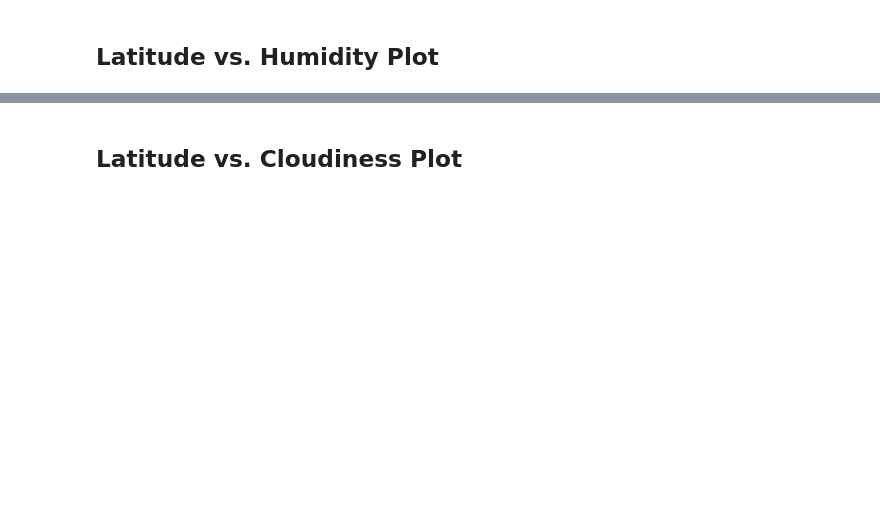
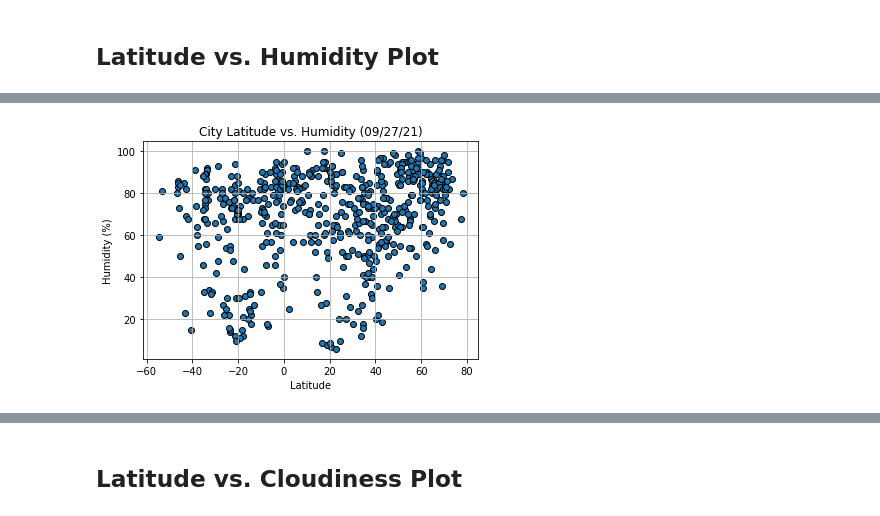
Before and after one commit to jrw99/python-api-challenge, a Jupyter notebook: code/WeatherPy.ipynb, the cells around one changed output, grey strips where cells are left out. Drawn from its saved outputs; the diff is of its cells as text; code cells hidden in the pictures; blank space fills up the shorter version.

```diff
--- a/code/WeatherPy.ipynb
+++ b/code/WeatherPy.ipynb
@@ -140,0 +259,18 @@ Int64Index([], dtype='int64')
+# %%
+# Scatter plot with border around marker
+plt.scatter(clean_city_data_df["Lat"], clean_city_data_df["Humidity"], edgecolors='k')
+
+# Label
+today = date.today()
+plt.title(f"City Latitude vs. Humidity ({today.strftime('%m/%d/%y')})")
+plt.ylabel("Humidity (%)")
+plt.xlabel("Latitude")
+plt.grid(True)
+
+# Save to image file
+plt.savefig(f"{output_data_loc}/Lat_vs_Humidity_InWorldCities.png")
+
+# Show plot
+plt.show()
+# %% [output]
+[figure, added]
```
Also changed, not shown: parts of 44 cells of this notebook, 15 other files.
